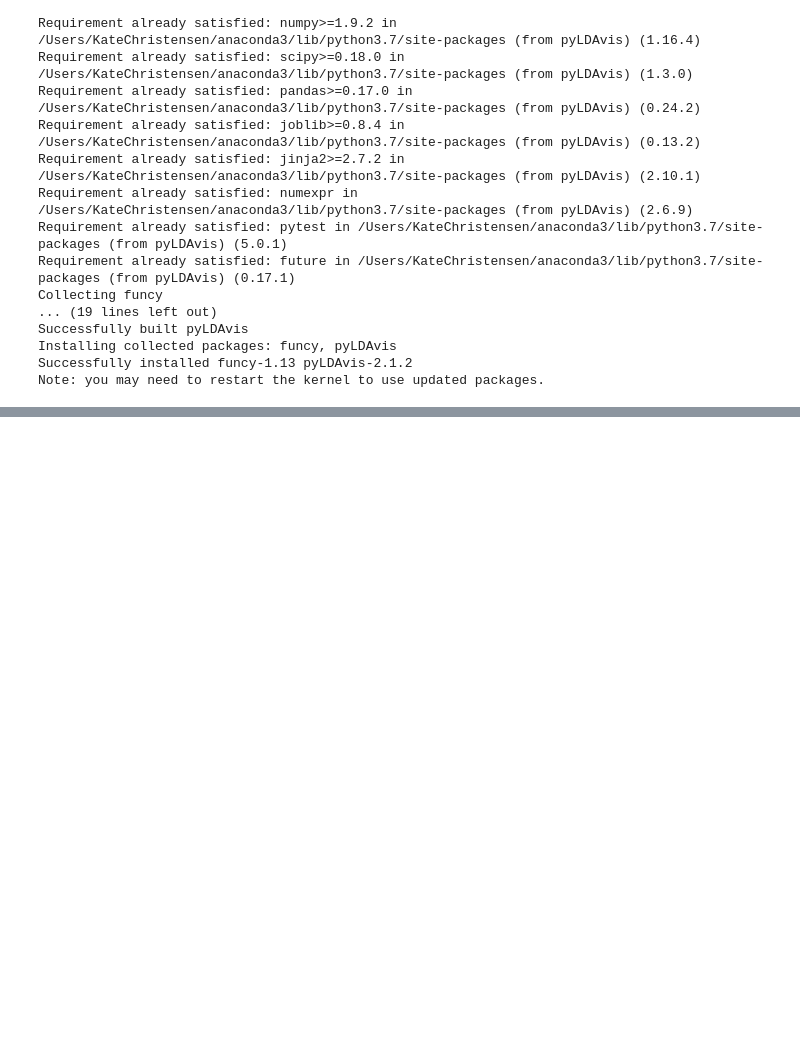
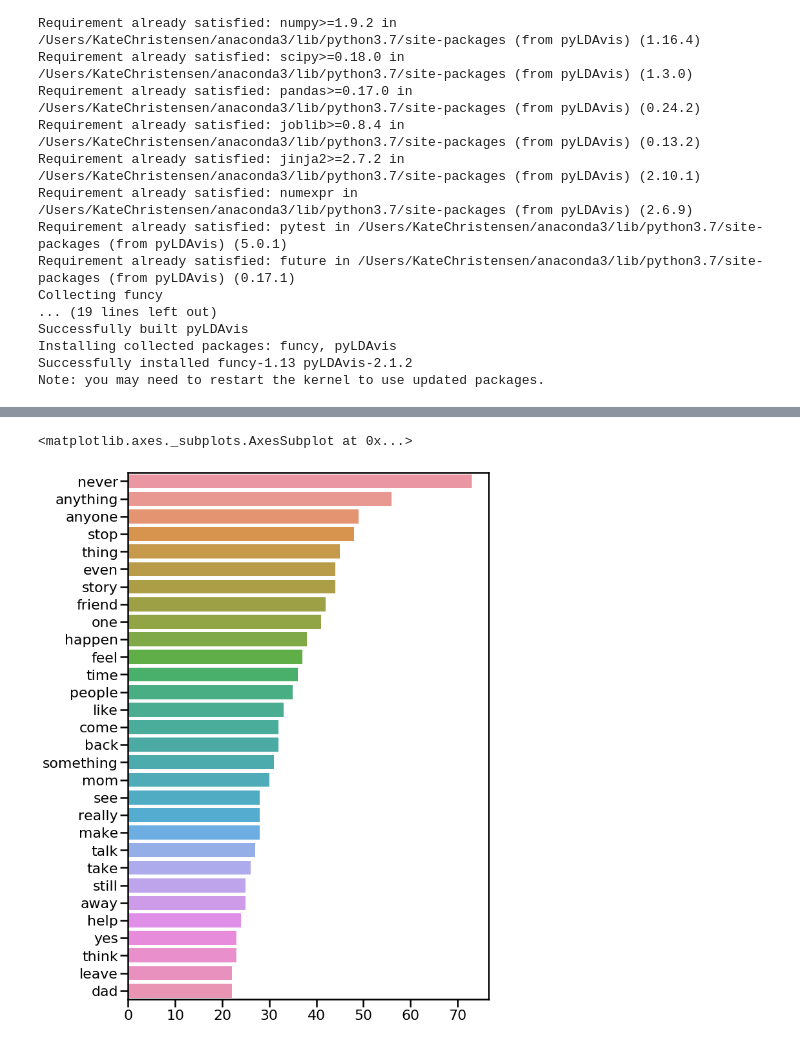
Before and after one commit to k-christensen/MeToo_in_STEM, a Jupyter notebook: exploratory.ipynb, the cells around one changed output, grey strips where cells are left out. Cells and saved outputs as stored; diff of their text form; code cells hidden in the pictures; blank space fills up the shorter version.

```diff
--- a/exploratory.ipynb
+++ b/exploratory.ipynb
@@ -1325,0 +1599,3 @@ topic
+# %%
+df_reddit['source'] = 'reddit'
+df_reddit.head()
@@ -1325,0 +1793,12 @@ topic
+# %%
+all_filtered_gov = fqd([word for word in
+                        df_all_data.loc[(df_all_data.gov_lemma.isin(['get', 'tell', 'know', 'say', 'want'])) & (df_all_data.xpos != 'MD')].lemma
+                        if len(word)>2 and word not in ['get', 'tell', 'know', 'say', 'want']
+                        and word not in stopword_list]).most_common(30)
+all_filtered_words_gov = [w for w,n in all_filtered_gov]
+all_filtered_nums_gov = [n for w,n in all_filtered_gov]
+fig, ax = plt.subplots(figsize=(10,15))
+sns.barplot(x=all_filtered_nums_gov, y = all_filtered_words_gov)
+# %% [output]
+<matplotlib.axes._subplots.AxesSubplot at 0x...>
+[figure, added]
```
Also changed, not shown: parts of 39 cells of this notebook, 1 other file.
